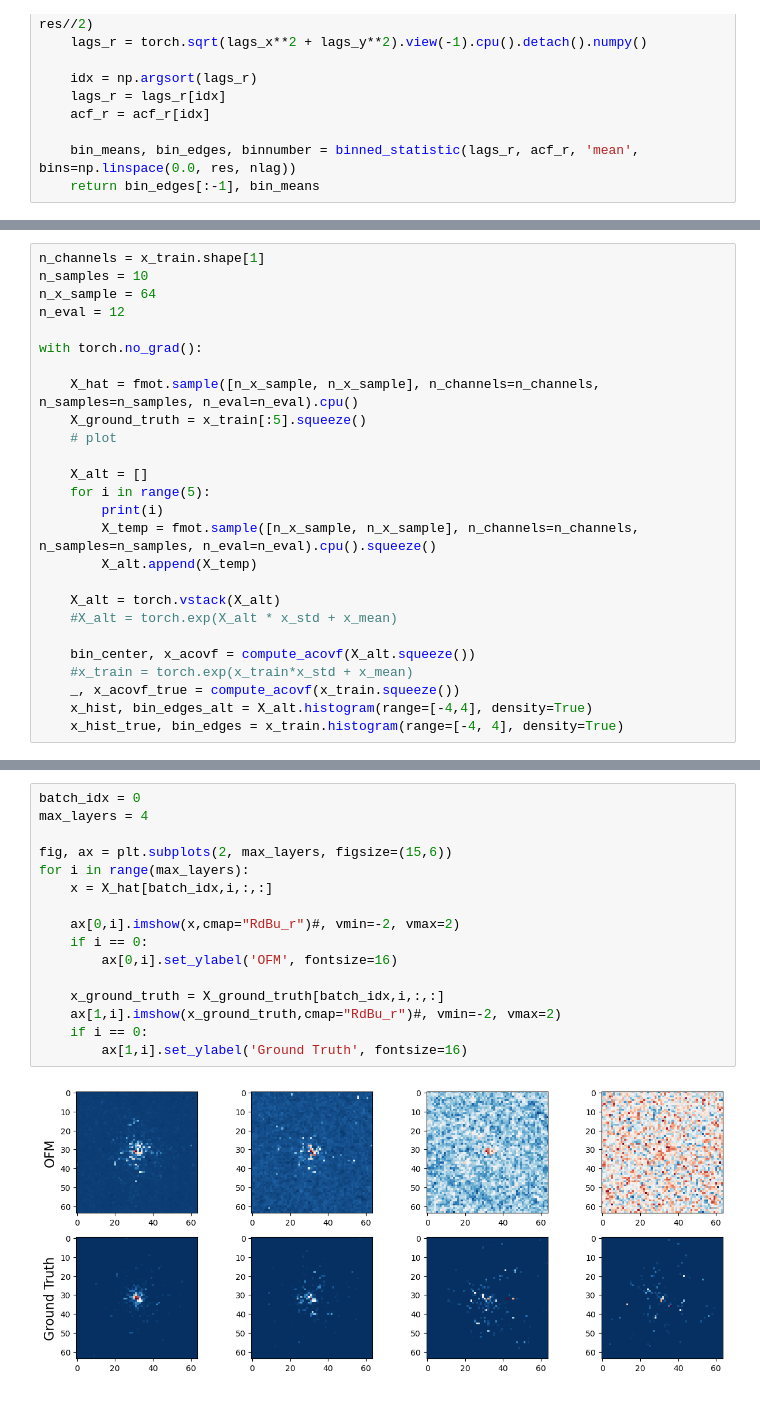
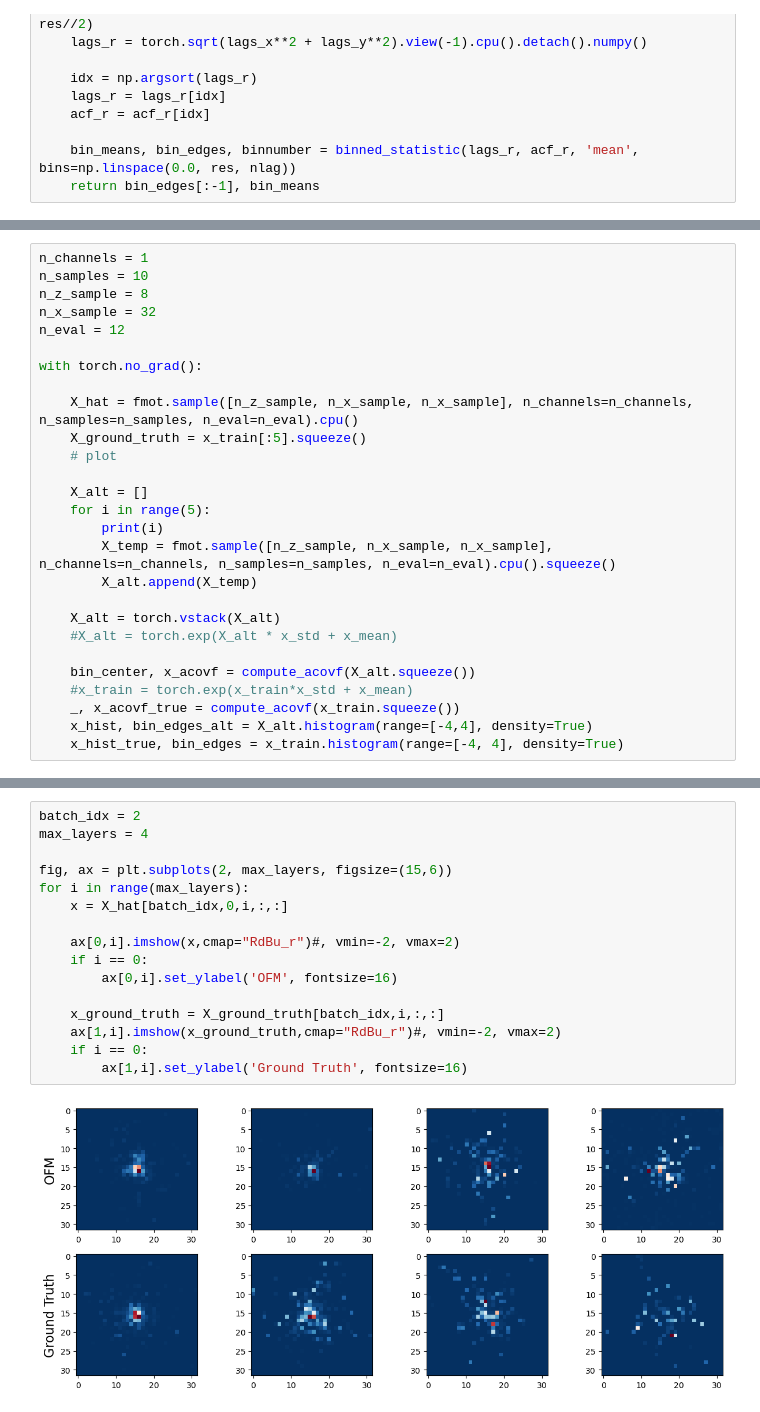
Before and after one commit to etiennedreyer/SPL_OFM, a Jupyter notebook: prior_learning/OFM_GRF_calorimeter.ipynb, the cells around one changed output, grey strips where cells are left out. Drawn from its saved outputs; the diff is of its cells as text.

Commit message:
evaluated 3D training; looks pretty ok

```diff
--- a/prior_learning/OFM_GRF_calorimeter.ipynb
+++ b/prior_learning/OFM_GRF_calorimeter.ipynb
@@ -189,19 +189,20 @@ torch.Size([10, 16, 64, 64])
 # %%
-n_channels = x_train.shape[1]
+n_channels = 1
 n_samples = 10
-n_x_sample = 64
+n_z_sample = 8
+n_x_sample = 32
 n_eval = 12
 
 with torch.no_grad():
 
-    X_hat = fmot.sample([n_x_sample, n_x_sample], n_channels=n_channels, n_samples=n_samples, n_eval=n_eval).cpu()
+    X_hat = fmot.sample([n_z_sample, n_x_sample, n_x_sample], n_channels=n_channels, n_samples=n_samples, n_eval=n_eval).cpu()
     X_ground_truth = x_train[:5].squeeze()
     # plot
 
     X_alt = []
     for i in range(5):
         print(i)
-        X_temp = fmot.sample([n_x_sample, n_x_sample], n_channels=n_channels, n_samples=n_samples, n_eval=n_eval).cpu().squeeze()
+        X_temp = fmot.sample([n_z_sample, n_x_sample, n_x_sample], n_channels=n_channels, n_samples=n_samples, n_eval=n_eval).cpu().squeeze()
         X_alt.append(X_temp)
 
     X_alt = torch.vstack(X_alt)
@@ -215,21 +222,21 @@ with torch.no_grad():
 # %%
-batch_idx = 0
+batch_idx = 2
 max_layers = 4
 
 fig, ax = plt.subplots(2, max_layers, figsize=(15,6))
 for i in range(max_layers):
-    x = X_hat[batch_idx,i,:,:]
+    x = X_hat[batch_idx,0,i,:,:]
 
     ax[0,i].imshow(x,cmap="RdBu_r")#, vmin=-2, vmax=2)
     if i == 0:
         ax[0,i].set_ylabel('OFM', fontsize=16)
 
     x_ground_truth = X_ground_truth[batch_idx,i,:,:]
     ax[1,i].imshow(x_ground_truth,cmap="RdBu_r")#, vmin=-2, vmax=2)
     if i == 0:
         ax[1,i].set_ylabel('Ground Truth', fontsize=16)
 # %% [output]
-[figure, old version]
+[figure, new version]
 # %%
 fig, ax = plt.subplots(1,1, figsize=(6,4))
 ax.plot(bin_center, x_acovf_true, c='k', lw=3, label='Ground Truth')
```
Also changed, not shown: parts of 6 cells of this notebook.
